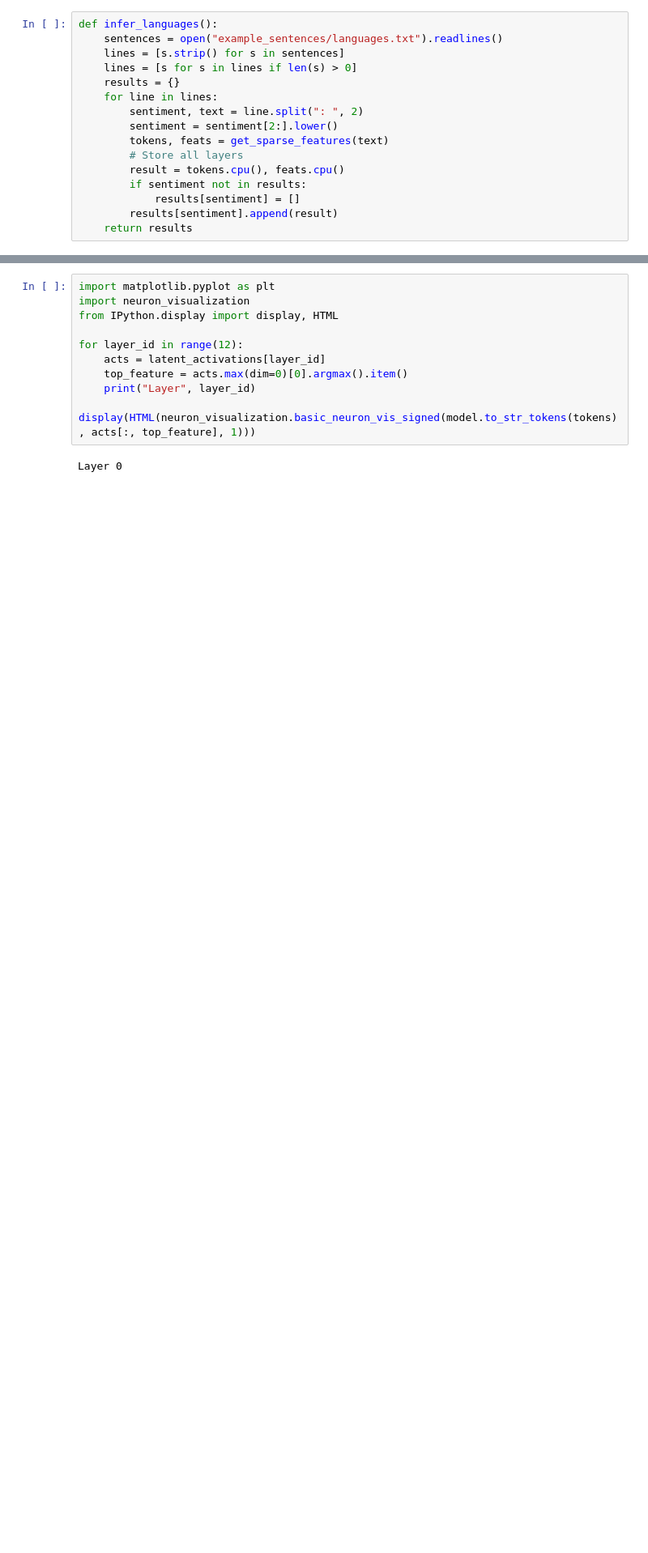
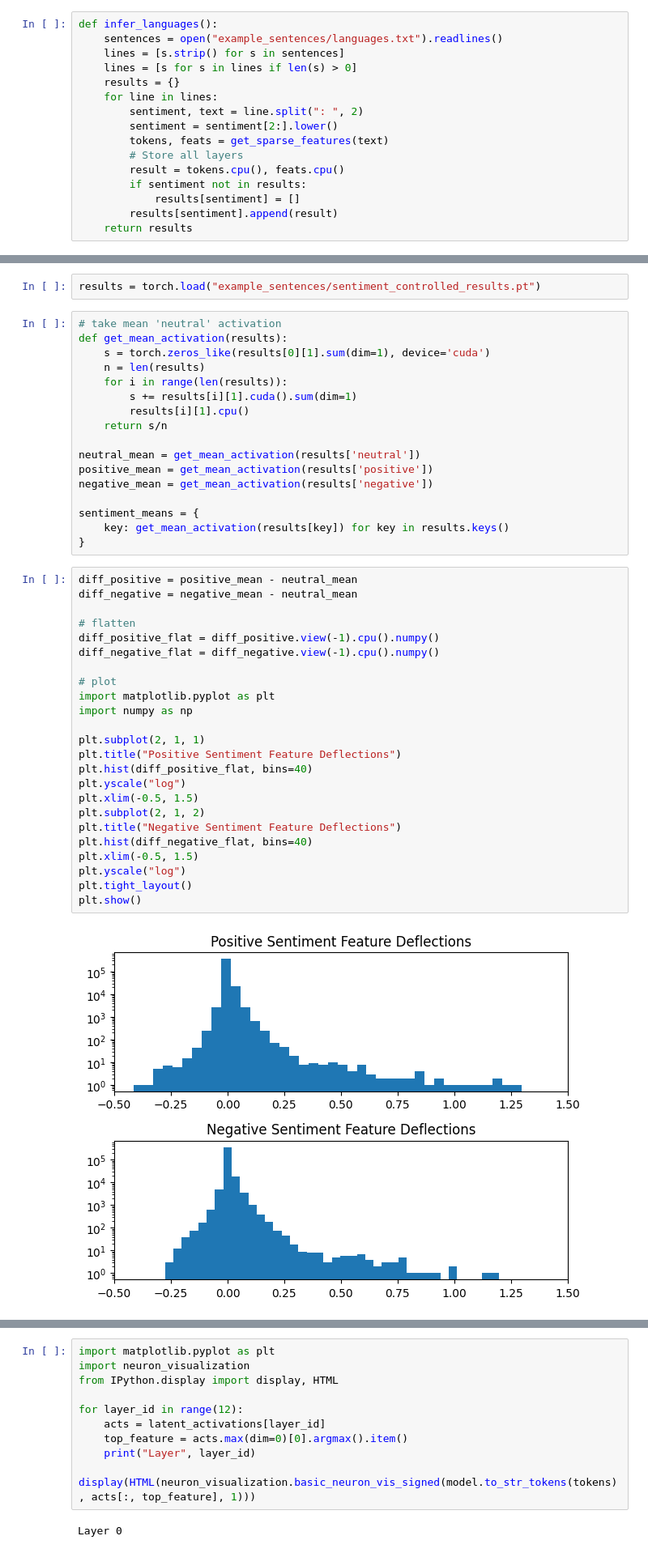
Before and after one commit to myfatemi04/cs-6501-nlp-project, a Jupyter notebook: sparse.ipynb, the cells around one changed output, grey strips where cells are left out. Shown: that part at 81% size. Saved outputs shown, nothing was run; the diff lists cells and outputs as text; blank space fills up the shorter version.

```diff
--- a/sparse.ipynb
+++ b/sparse.ipynb
@@ -231,0 +236,45 @@ def infer_languages():
+# %%
+results = torch.load("example_sentences/sentiment_controlled_results.pt")
+# %%
+# take mean 'neutral' activation
+def get_mean_activation(results):
+    s = torch.zeros_like(results[0][1].sum(dim=1), device='cuda')
+    n = len(results)
+    for i in range(len(results)):
+        s += results[i][1].cuda().sum(dim=1)
+        results[i][1].cpu()
+    return s/n
+
+neutral_mean = get_mean_activation(results['neutral'])
+positive_mean = get_mean_activation(results['positive'])
+negative_mean = get_mean_activation(results['negative'])
+
+sentiment_means = {
+    key: get_mean_activation(results[key]) for key in results.keys()
+}
+# %%
+diff_positive = positive_mean - neutral_mean
+diff_negative = negative_mean - neutral_mean
+
+# flatten
+diff_positive_flat = diff_positive.view(-1).cpu().numpy()
+diff_negative_flat = diff_negative.view(-1).cpu().numpy()
+
+# plot
+import matplotlib.pyplot as plt
+import numpy as np
+
+plt.subplot(2, 1, 1)
+plt.title("Positive Sentiment Feature Deflections")
+plt.hist(diff_positive_flat, bins=40)
+plt.yscale("log")
+plt.xlim(-0.5, 1.5)
+plt.subplot(2, 1, 2)
+plt.title("Negative Sentiment Feature Deflections")
+plt.hist(diff_negative_flat, bins=40)
+plt.xlim(-0.5, 1.5)
+plt.yscale("log")
+plt.tight_layout()
+plt.show()
+# %% [output]
+[figure, added]
```
Also changed, not shown: parts of 11 cells of this notebook.
